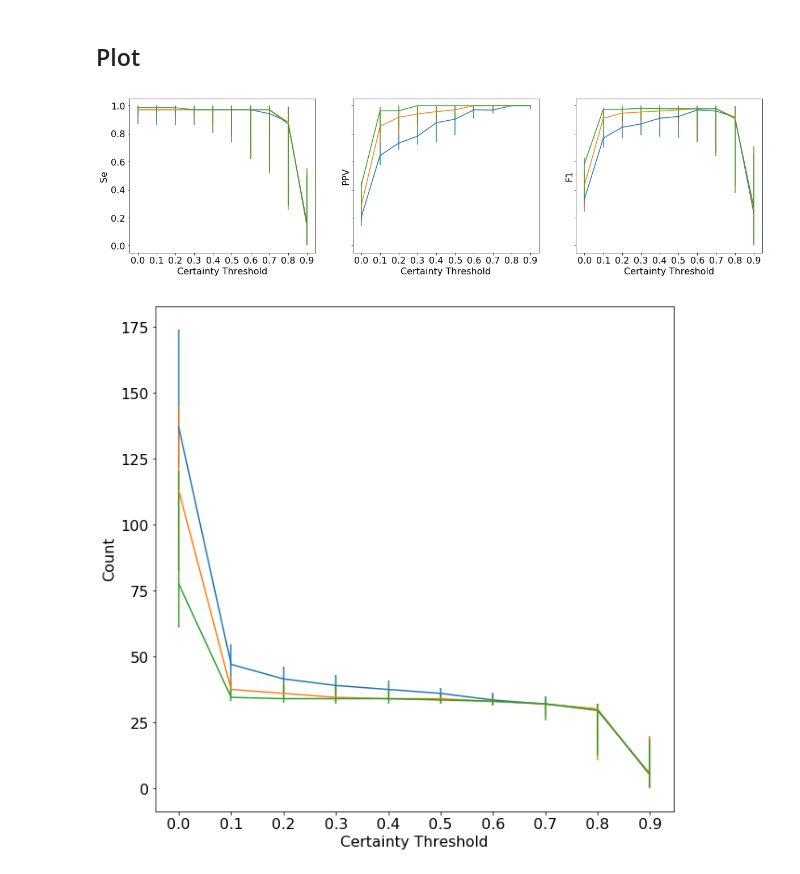
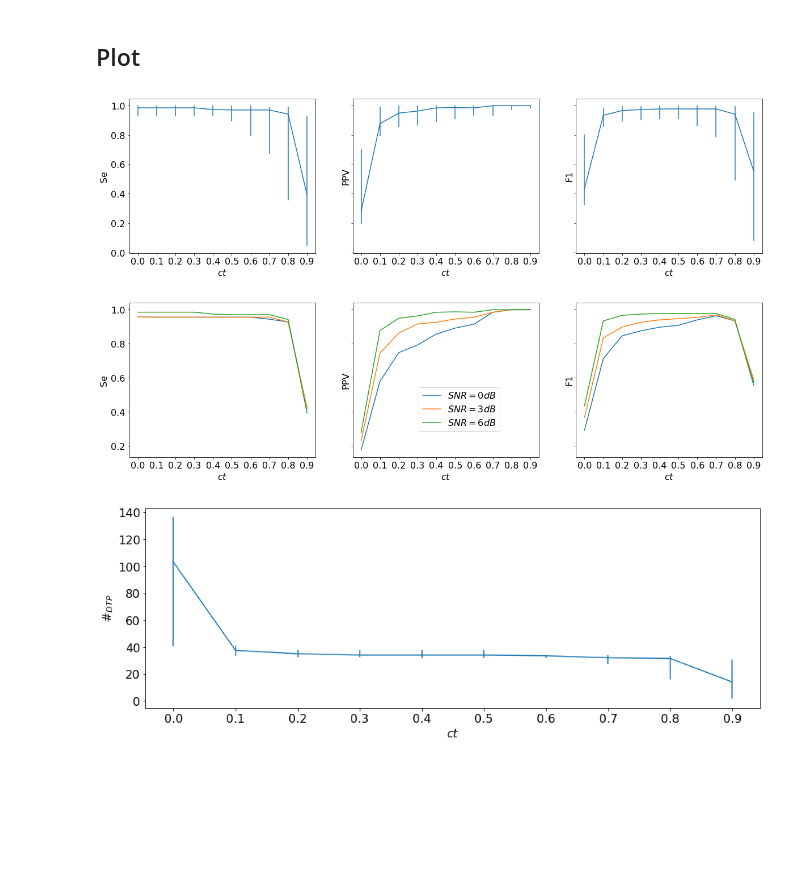
Before and after one commit to jchromik/qrs-certainty, a Jupyter notebook: notebooks/Certainty Thresholds.ipynb, the cells around one changed output. Drawn from its saved outputs; the diff is of its cells as text; code cells hidden in the pictures; blank space fills up the shorter version.

Commit message:
produce images

```diff
--- a/notebooks/Certainty Thresholds.ipynb
+++ b/notebooks/Certainty Thresholds.ipynb
@@ -196,28 +196,28 @@ for snr in snrs:
 import matplotlib.pyplot as plt
 
 plt.rcParams.update({'font.size': 16})
-ticks = certainty_thresholds
 
-fig, (ax_se, ax_ppv, ax_f1) = plt.subplots(ncols=3, sharey=True)
-fig.set_size_inches(20,5)
+fig_perf_single, (ax_se, ax_ppv, ax_f1) = plt.subplots(ncols=3, sharey=True)
+fig_perf_single.set_size_inches(20,5)
 
 ax_se.set_ylabel("Se")
 ax_ppv.set_ylabel("PPV")
 ax_f1.set_ylabel("F1")
 
-ax_se.set_xlabel("Certainty Threshold")
-ax_ppv.set_xlabel("Certainty Threshold")
-ax_f1.set_xlabel("Certainty Threshold")
+ax_se.set_xlabel(r"$ct$")
+ax_ppv.set_xlabel(r"$ct$")
+ax_f1.set_xlabel(r"$ct$")
 
-ax_se.set_xticks(ticks)
-ax_ppv.set_xticks(ticks)
-ax_f1.set_xticks(ticks)
+ax_se.set_xticks(certainty_thresholds)
+ax_ppv.set_xticks(certainty_thresholds)
+ax_f1.set_xticks(certainty_thresholds)
 
-for snr in snrs:
-    ax_se.errorbar(certainty_thresholds, se_medians[snr], yerr=se_percentiles[snr])
-    ax_ppv.errorbar(certainty_thresholds, ppv_medians[snr], yerr=ppv_percentiles[snr])
-    ax_f1.errorbar(certainty_thresholds, f1_medians[snr], yerr=f1_percentiles[snr])
+snr=6
+
+ax_se.errorbar(certainty_thresholds, se_medians[snr], yerr=se_percentiles[snr])
+ax_ppv.errorbar(certainty_thresholds, ppv_medians[snr], yerr=ppv_percentiles[snr])
+ax_f1.errorbar(certainty_thresholds, f1_medians[snr], yerr=f1_percentiles[snr])
 
 plt.show()
 # %% [output]
-[figure, old version]
+[figure, new version]
@@ -223,0 +229,30 @@ plt.show()
+# %%
+import matplotlib.pyplot as plt
+
+plt.rcParams.update({'font.size': 16})
+
+fig_perf_mutli, (ax_se, ax_ppv, ax_f1) = plt.subplots(ncols=3, sharey=True)
+fig_perf_mutli.set_size_inches(20,5)
+
+ax_se.set_ylabel("Se")
+ax_ppv.set_ylabel("PPV")
+ax_f1.set_ylabel("F1")
+
+ax_se.set_xlabel(r"$ct$")
+ax_ppv.set_xlabel(r"$ct$")
+ax_f1.set_xlabel(r"$ct$")
+
+ax_se.set_xticks(certainty_thresholds)
+ax_ppv.set_xticks(certainty_thresholds)
+ax_f1.set_xticks(certainty_thresholds)
+
+for snr in snrs:
+    ax_se.plot(certainty_thresholds, se_medians[snr], label=r"$SNR = {} dB$".format(snr))
+    ax_ppv.plot(certainty_thresholds, ppv_medians[snr])
+    ax_f1.plot(certainty_thresholds, f1_medians[snr])
+
+fig_perf_mutli.legend(bbox_to_anchor=(.5, .5))
+
+plt.show()
+# %% [output]
+[figure, added]
@@ -224,14 +264,14 @@ plt.show()
 # %%
-fig, ax = plt.subplots()
-fig.set_size_inches(10, 10)
+ctdm_single, ax = plt.subplots()
+ctdm_single.set_size_inches(15, 5)
 
-for snr in snrs:
-    ax.errorbar(certainty_thresholds, count_medians[snr], yerr=count_percentiles[snr])
-# ax.plot(certainty_thresholds[0:-1] + 0.05, np.ediff1d(count_medians))
-ax.set_xticks(ticks)
-ax.set_xlabel("Certainty Threshold")
-ax.set_ylabel("Count")
+snr=6
+
+ax.errorbar(certainty_thresholds, count_medians[snr], yerr=count_percentiles[snr])
+ax.set_xticks(certainty_thresholds)
+ax.set_xlabel(r"$ct$")
+ax.set_ylabel(r"$\#_{DTP}$")
 
 plt.show()
 # %% [output]
-[figure, old version]
+[figure, new version]
```
Also changed, not shown: parts of 6 cells of this notebook.
